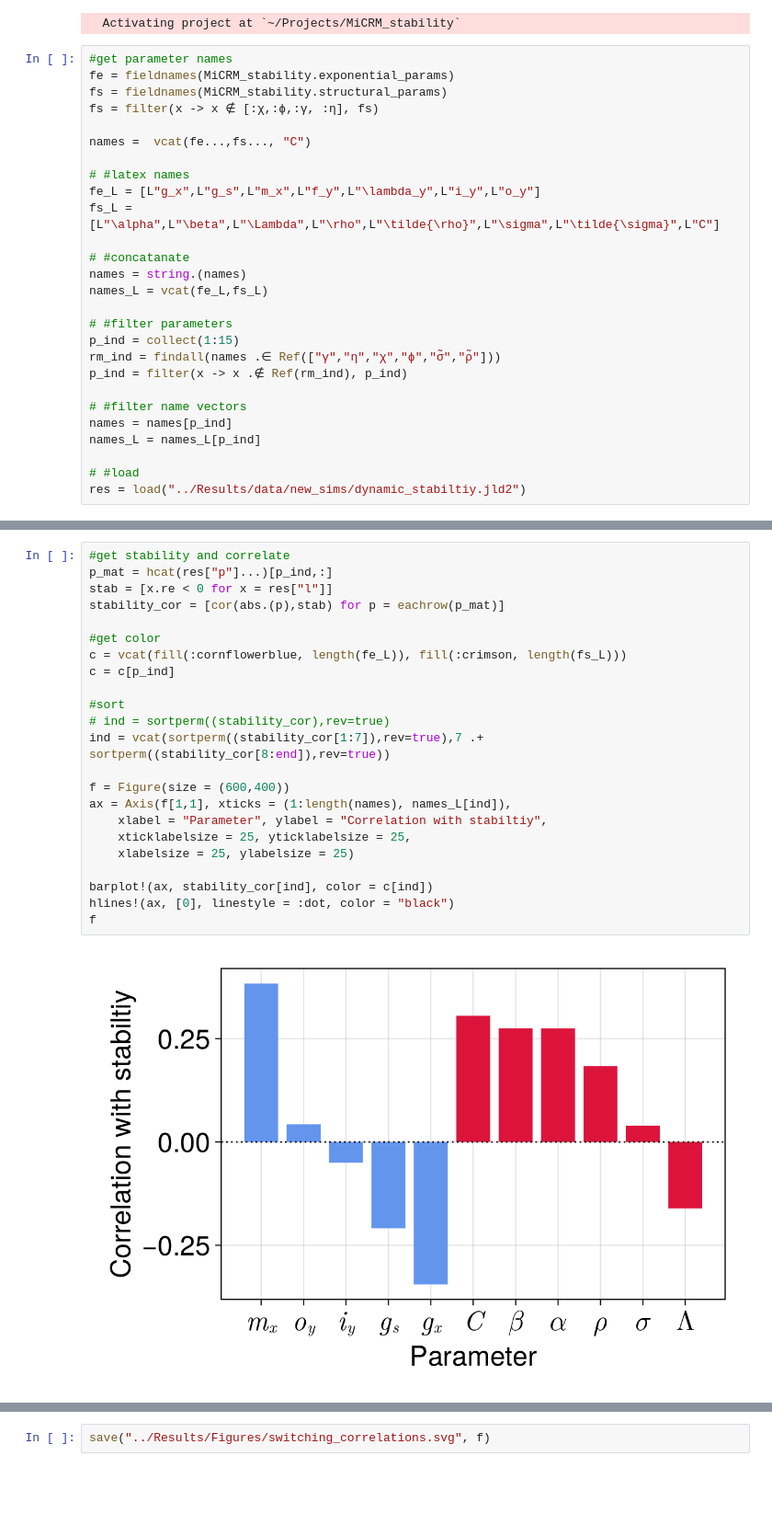
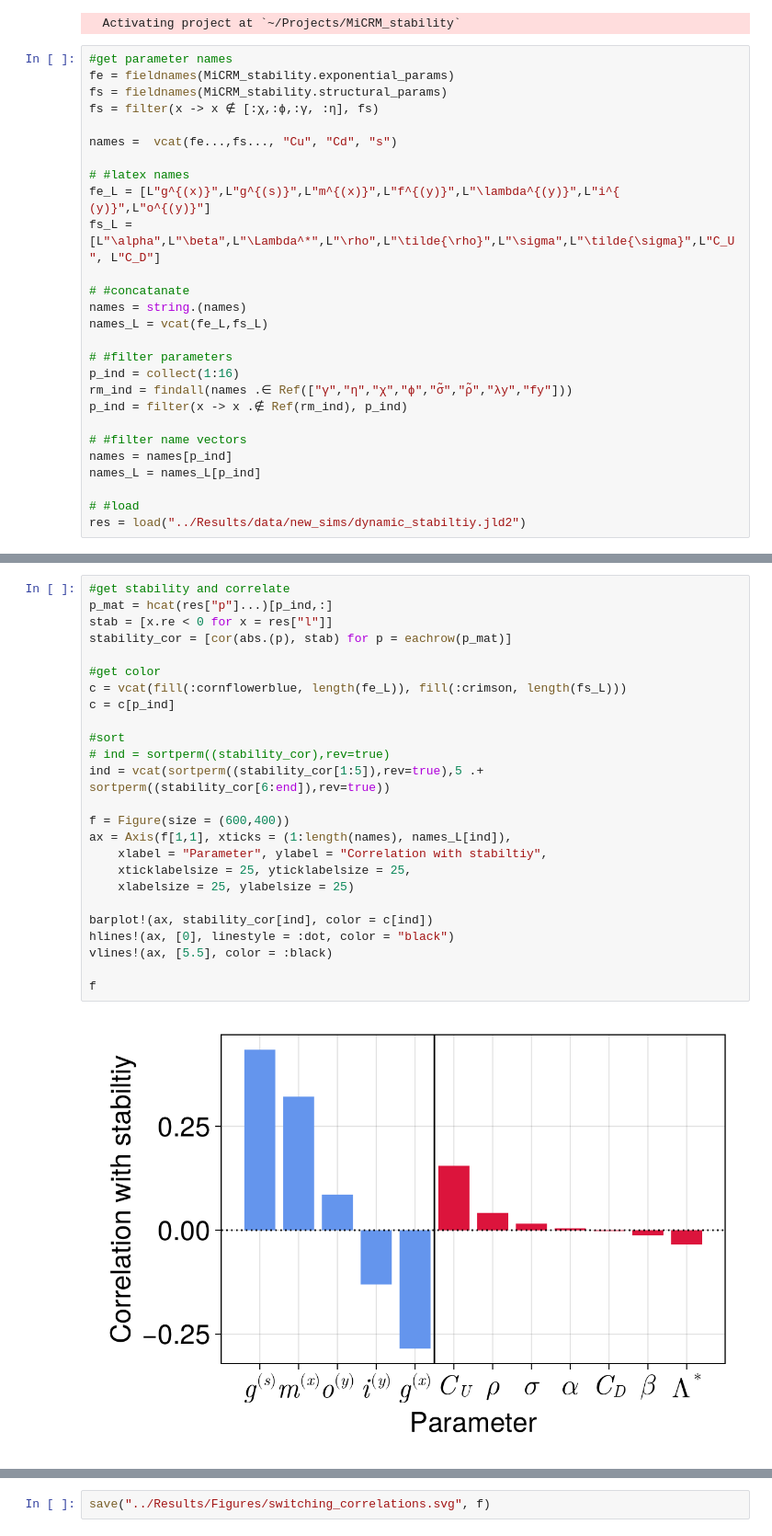
Before and after one commit to CleggTom/MiCRM_stability, a Jupyter notebook: Notebooks/Untitled1.ipynb, the cells around one changed output, grey strips where cells are left out. Shown: that part at 92% size. Drawn from its saved outputs; the diff is of its cells as text; blank space fills up the shorter version.

```diff
--- a/Notebooks/Untitled1.ipynb
+++ b/Notebooks/Untitled1.ipynb
@@ -20,19 +20,19 @@ fe = fieldnames(MiCRM_stability.exponential_params)
 fs = fieldnames(MiCRM_stability.structural_params)
 fs = filter(x -> x ∉ [:χ,:ϕ,:γ, :η], fs)
 
-names =  vcat(fe...,fs..., "C")
+names =  vcat(fe...,fs..., "Cu", "Cd", "s")
 
 # #latex names
-fe_L = [L"g_x",L"g_s",L"m_x",L"f_y",L"\lambda_y",L"i_y",L"o_y"]
-fs_L = [L"\alpha",L"\beta",L"\Lambda",L"\rho",L"\tilde{\rho}",L"\sigma",L"\tilde{\sigma}",L"C"]
+fe_L = [L"g^{(x)}",L"g^{(s)}",L"m^{(x)}",L"f^{(y)}",L"\lambda^{(y)}",L"i^{ (y)}",L"o^{(y)}"]
+fs_L = [L"\alpha",L"\beta",L"\Lambda^*",L"\rho",L"\tilde{\rho}",L"\sigma",L"\tilde{\sigma}",L"C_U", L"C_D"]
 
 # #concatanate
 names = string.(names)
 names_L = vcat(fe_L,fs_L)
 
 # #filter parameters
-p_ind = collect(1:15)
-rm_ind = findall(names .∈ Ref(["γ","η","χ","ϕ","σ̃","ρ̃"]))
+p_ind = collect(1:16)
+rm_ind = findall(names .∈ Ref(["γ","η","χ","ϕ","σ̃","ρ̃","λy","fy"]))
 p_ind = filter(x -> x .∉ Ref(rm_ind), p_ind)
 
 # #filter name vectors
@@ -48,27 +49,29 @@ Dict{String, Any} with 2 entries:
 # %%
 #get stability and correlate
 p_mat = hcat(res["p"]...)[p_ind,:]
 stab = [x.re < 0 for x = res["l"]]
-stability_cor = [cor(abs.(p),stab) for p = eachrow(p_mat)]
+stability_cor = [cor(abs.(p), stab) for p = eachrow(p_mat)]
 
 #get color
 c = vcat(fill(:cornflowerblue, length(fe_L)), fill(:crimson, length(fs_L)))
 c = c[p_ind]
 
 #sort
 # ind = sortperm((stability_cor),rev=true)
-ind = vcat(sortperm((stability_cor[1:7]),rev=true),7 .+ sortperm((stability_cor[8:end]),rev=true))
+ind = vcat(sortperm((stability_cor[1:5]),rev=true),5 .+ sortperm((stability_cor[6:end]),rev=true))
 
 f = Figure(size = (600,400))
 ax = Axis(f[1,1], xticks = (1:length(names), names_L[ind]),
     xlabel = "Parameter", ylabel = "Correlation with stabiltiy",
     xticklabelsize = 25, yticklabelsize = 25,
     xlabelsize = 25, ylabelsize = 25)
 
 barplot!(ax, stability_cor[ind], color = c[ind])
 hlines!(ax, [0], linestyle = :dot, color = "black")
+vlines!(ax, [5.5], color = :black)
+
 f
 # %% [output]
-[figure, old version]
+[figure, new version]
 # %%
 save("../Results/Figures/stability_correlations.svg", f)
```
Also changed, not shown: parts of 15 cells of this notebook, 7 other files.
